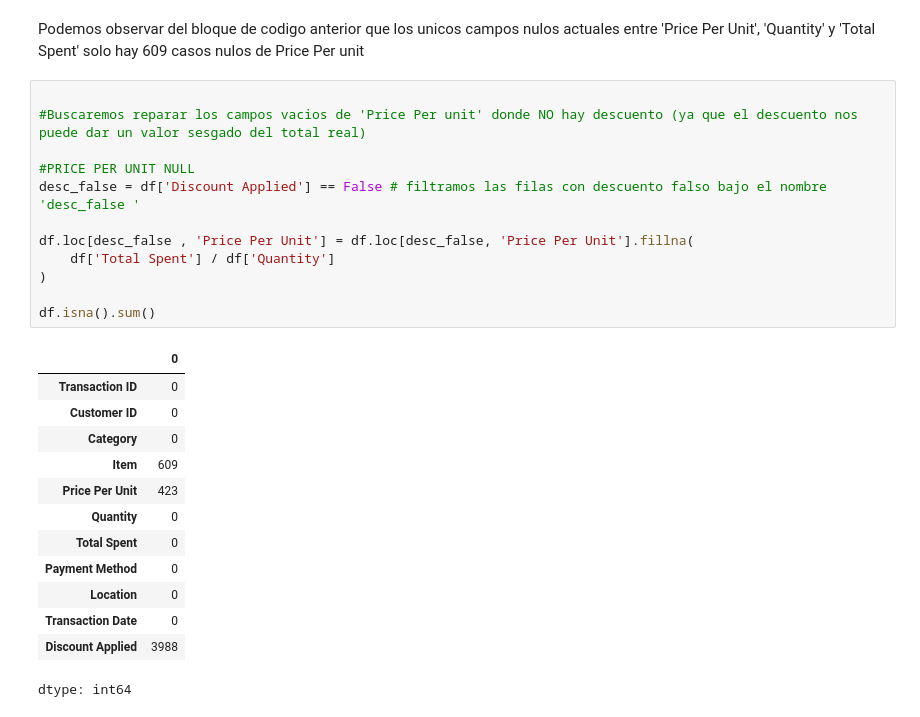
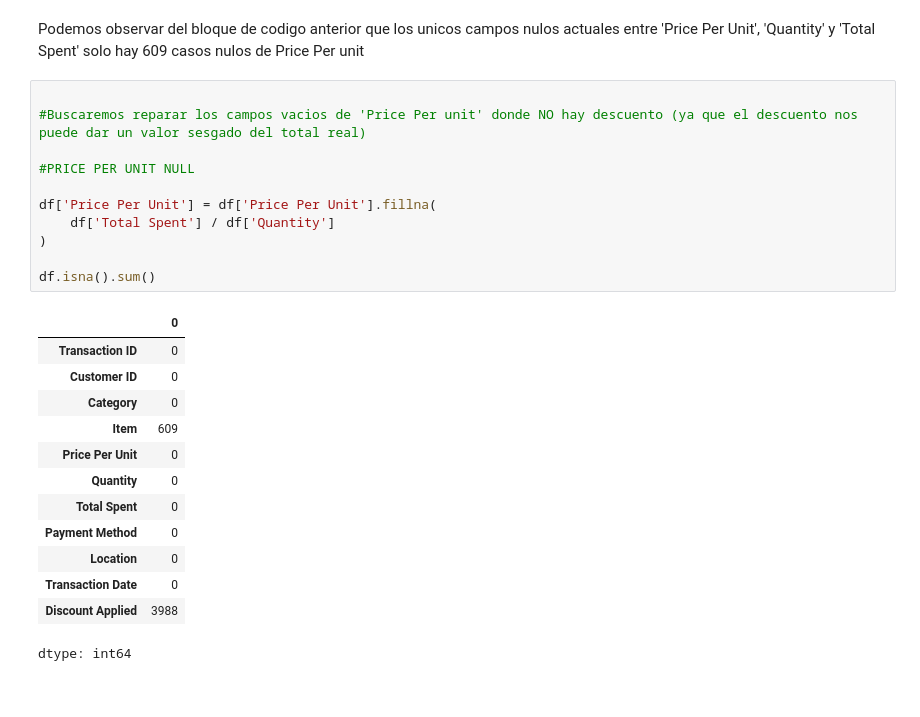
Before and after one commit to Paltaxd2/Evaluacion1_Programacion_Ciencia_Datos, a Jupyter notebook: Progra_EVA1_V001.ipynb, the cells around one changed output. Saved outputs shown, nothing was run; the diff lists cells and outputs as text.

Commit message:
eliminado filtro por descuento al recuperar datos nulos de precio unitario debido a irrelevancia de filtro por descuento

```diff
--- a/Progra_EVA1_V001.ipynb
+++ b/Progra_EVA1_V001.ipynb
@@ -127,22 +127,21 @@ Podemos observar del bloque de codigo anterior que los unicos campos nulos actua
 # %%
 
 #Buscaremos reparar los campos vacios de 'Price Per unit' donde NO hay descuento (ya que el descuento nos puede dar un valor sesgado del total real)
 
 #PRICE PER UNIT NULL
-desc_false = df['Discount Applied'] == False # filtramos las filas con descuento falso bajo el nombre 'desc_false '
 
-df.loc[desc_false , 'Price Per Unit'] = df.loc[desc_false, 'Price Per Unit'].fillna(
+df['Price Per Unit'] = df['Price Per Unit'].fillna(
     df['Total Spent'] / df['Quantity']
 )
 
 df.isna().sum()
 # %% [output]
 |  | 0 |
 | Transaction ID | 0 |
 | Customer ID | 0 |
 | Category | 0 |
 | Item | 609 |
-| Price Per Unit | 423 |
+| Price Per Unit | 0 |
 | Quantity | 0 |
 | Total Spent | 0 |
 | Payment Method | 0 |
```
Also changed, not shown: parts of 3 cells of this notebook.
